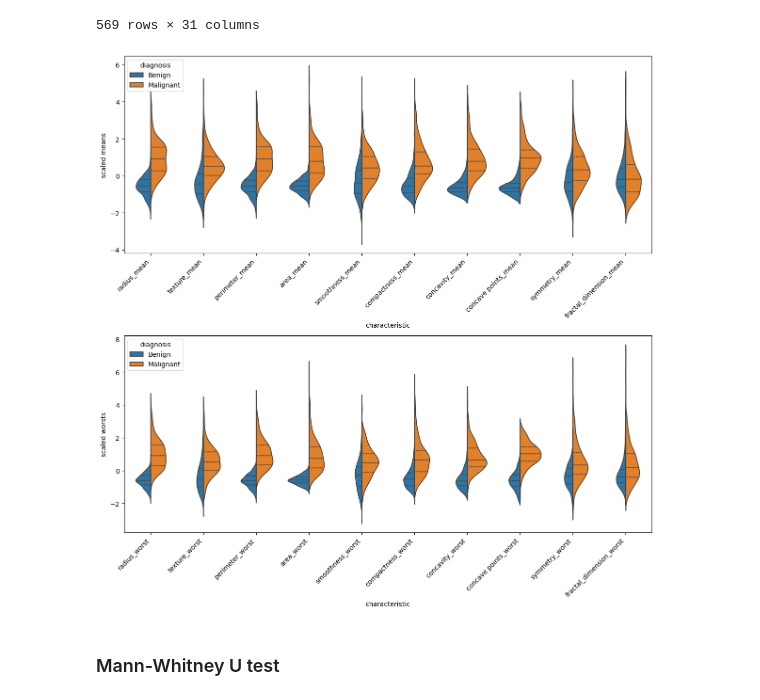
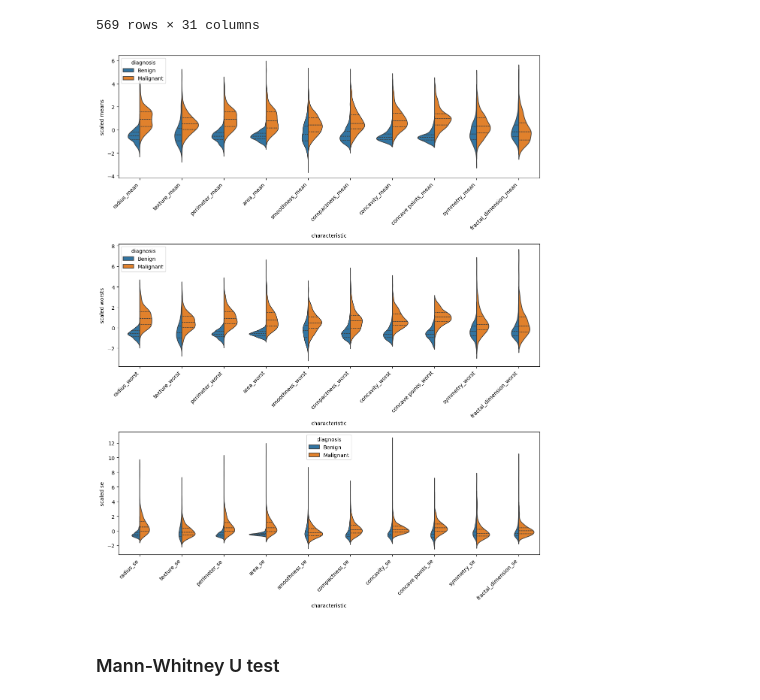
Before and after one commit to ThereseColeongco/classifier-breast-cancer, a Jupyter notebook: classifier.ipynb, the cells around one changed output. Cells and saved outputs as stored; diff of their text form; code cells hidden in the pictures.

```diff
--- a/classifier.ipynb
+++ b/classifier.ipynb
@@ -209,5 +201,6 @@ perimeter_worst <---> area_worst : (r = 0.978)
 # %%
 MEAN_COL_NAMES = [col for col in df.columns if col.endswith('_mean')]
+SE_COL_NAMES = [col for col in df.columns if col.endswith('_se')]
 WORST_COL_NAMES = [col for col in df.columns if col.endswith('_worst')]
 # %% [markdown]
 ### Violin plots
@@ -237,37 +230,48 @@ df_viz_scaled
 | 568 | -1.808401 | 1.221792 | -1.814389 | -1.347789 | -3.112085 | -1.150752 | ... |
 569 rows × 31 columns
 # %%
-figs, (ax1, ax2) = plt.subplots(nrows=2, ncols=1, figsize=(12,12))
+figs, (ax1, ax2, ax3) = plt.subplots(nrows=3, ncols=1, figsize=(12, 15))
 
 # violin plot for means
 
 means = df_viz_scaled.loc[:,['diagnosis'] + list(MEAN_COL_NAMES)]
 long_means = means.melt(id_vars='diagnosis', var_name='characteristic', value_name='scaled means')
 
 v_means = sns.violinplot(data=long_means, x='characteristic', y='scaled means', hue='diagnosis', split=True, ax=ax1, inner='quart', hue_order=['Benign', 'Malignant'])
 
 # violin plot for worsts
 
 worsts = df_viz_scaled.loc[:,['diagnosis'] + list(WORST_COL_NAMES)]
 long_worsts = worsts.melt(id_vars='diagnosis', var_name='characteristic', value_name='scaled worsts')
 
 v_worsts = sns.violinplot(data=long_worsts, x='characteristic', y='scaled worsts', hue='diagnosis', split=True, ax=ax2, inner='quart', hue_order=['Benign', 'Malignant'])
 
+# violin plots for se
+
+ses = df_viz_scaled.loc[:,['diagnosis'] + list(SE_COL_NAMES)]
+long_ses = ses.melt(id_vars='diagnosis', var_name='characteristic', value_name='scaled se')
+
+v_ses = sns.violinplot(data=long_ses, x='characteristic', y='scaled se', hue='diagnosis', split=True, ax=ax3, inner='quart', hue_order=['Benign', 'Malignant'])
+
 # make x axis labels diagonal for both plots
 plt.xticks(rotation=45, ha='right')
 
 ticks_means = v_means.get_xticks()
 v_means.set_xticks(ticks_means)
 v_means.set_xticklabels(v_means.get_xticklabels(), rotation=45, ha='right')
 
 ticks_worsts = v_worsts.get_xticks()
 v_worsts.set_xticks(ticks_worsts)
 v_worsts.set_xticklabels(v_worsts.get_xticklabels(), rotation=45, ha='right')
 
+ticks_se = v_ses.get_xticks()
+v_ses.set_xticks(ticks_se)
+v_ses.set_xticklabels(v_ses.get_xticklabels(), rotation=45, ha='right')
+
 plt.tight_layout()
 plt.show()
 # %% [output]
-[figure, old version]
+[figure, new version]
 # %% [markdown]
 ### Mann-Whitney U test
 # %%
```
Also changed, not shown: parts of 16 cells of this notebook.
